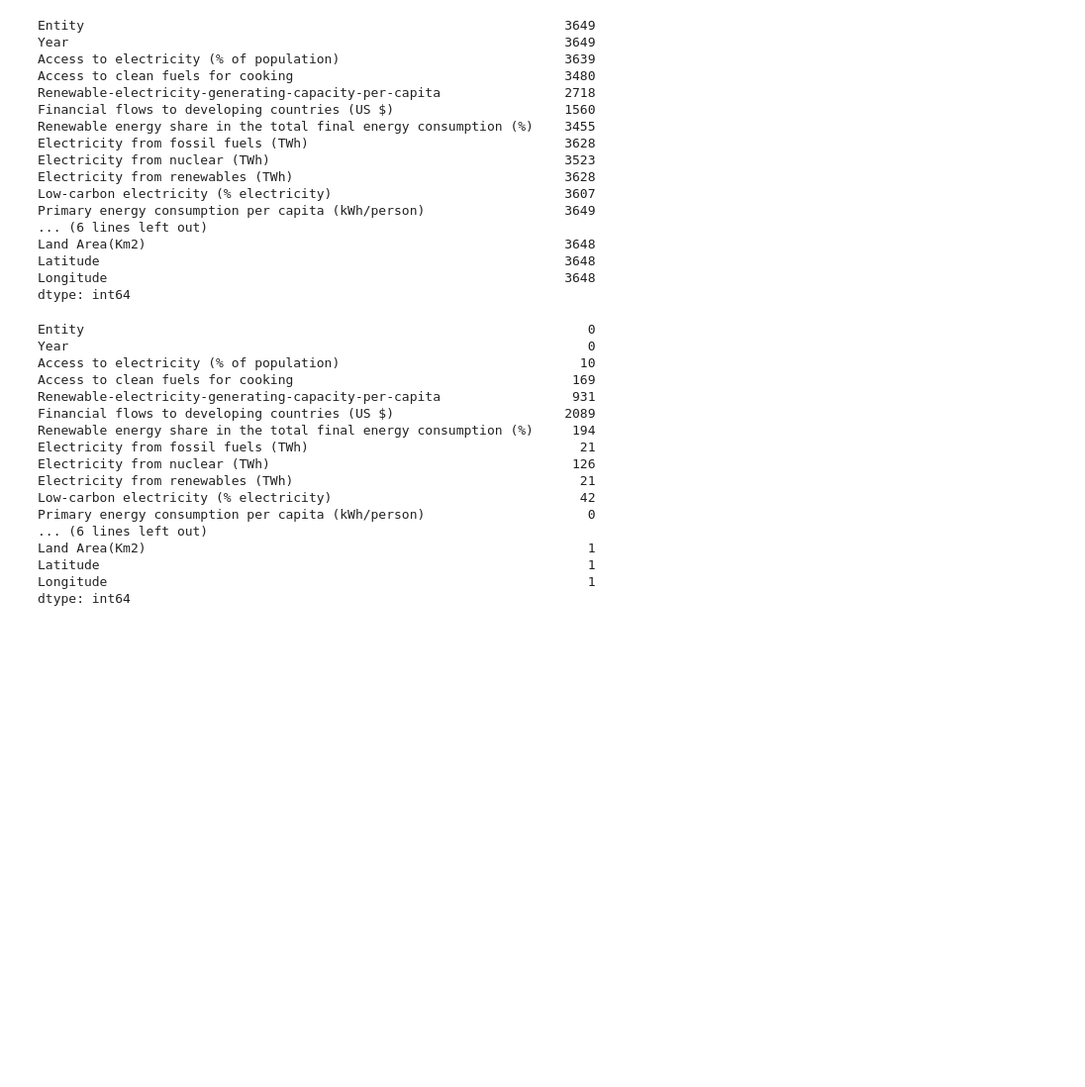
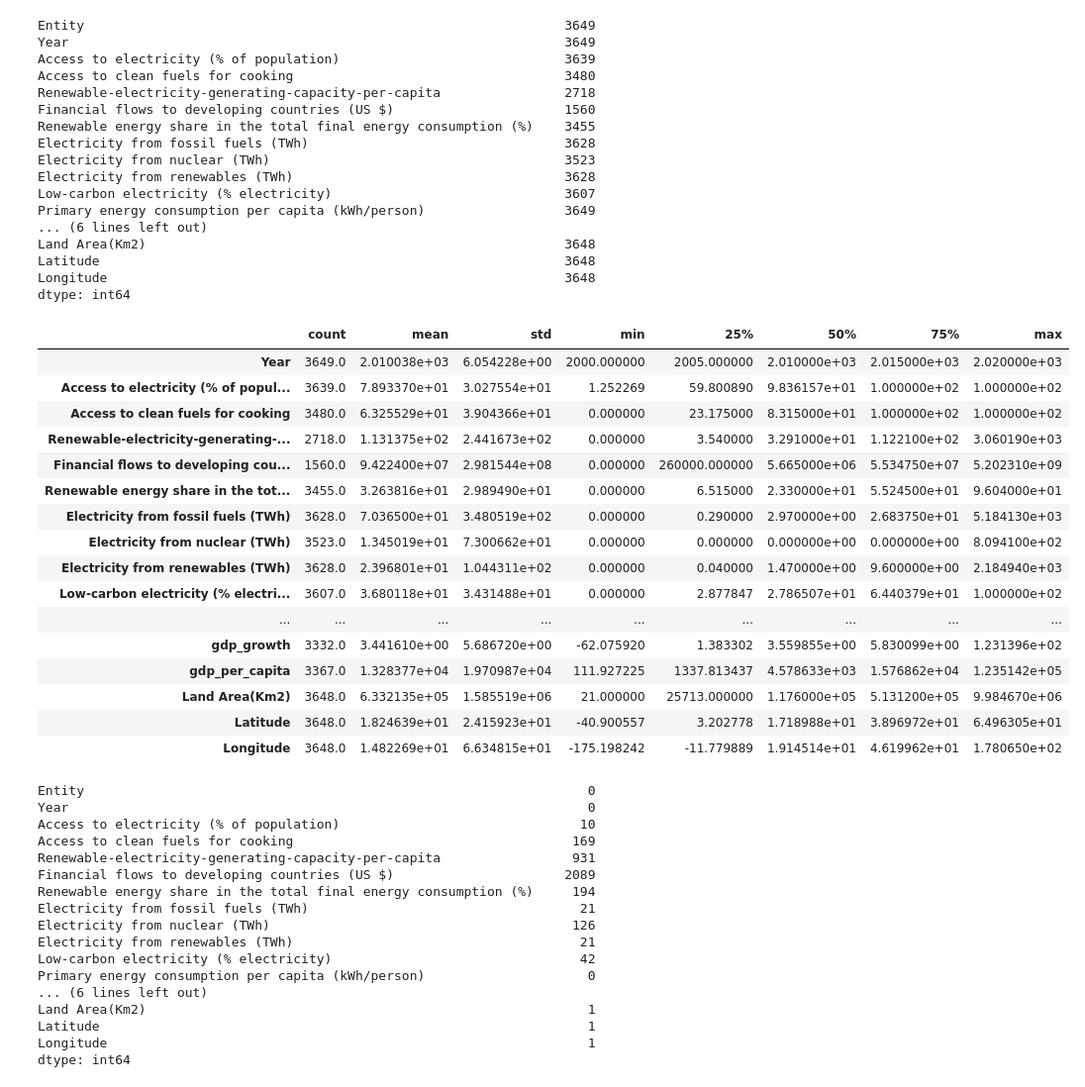
Before and after one commit to juanejd/prediction-model-renewable-energy, a Jupyter notebook: ADA_ML_LR.ipynb, the cells around one changed output. Shown: that part at 99% size. Saved outputs shown, nothing was run; the diff lists cells and outputs as text; code cells hidden in the pictures; blank space fills up the shorter version.

```diff
--- a/ADA_ML_LR.ipynb
+++ b/ADA_ML_LR.ipynb
@@ -44,4 +100,24 @@ Land Area(Km2)                                                      3648
 Latitude                                                            3648
 Longitude                                                           3648
 dtype: int64
+# %%
+df.describe().T
+# %% [output]
+|  | count | mean | std | min | 25% | 50% | 75% | max |
+| Year | 3649.0 | 2.010038e+03 | 6.054228e+00 | 2000.000000 | 2005.000000 | 2.010000e+03 | 2.015000e+03 | 2.020000e+03 |
+| Access to electricity (% of popul... | 3639.0 | 7.893370e+01 | 3.027554e+01 | 1.252269 | 59.800890 | 9.836157e+01 | 1.000000e+02 | 1.000000e+02 |
+| Access to clean fuels for cooking | 3480.0 | 6.325529e+01 | 3.904366e+01 | 0.000000 | 23.175000 | 8.315000e+01 | 1.000000e+02 | 1.000000e+02 |
+| Renewable-electricity-generating-... | 2718.0 | 1.131375e+02 | 2.441673e+02 | 0.000000 | 3.540000 | 3.291000e+01 | 1.122100e+02 | 3.060190e+03 |
+| Financial flows to developing cou... | 1560.0 | 9.422400e+07 | 2.981544e+08 | 0.000000 | 260000.000000 | 5.665000e+06 | 5.534750e+07 | 5.202310e+09 |
+| Renewable energy share in the tot... | 3455.0 | 3.263816e+01 | 2.989490e+01 | 0.000000 | 6.515000 | 2.330000e+01 | 5.524500e+01 | 9.604000e+01 |
+| Electricity from fossil fuels (TWh) | 3628.0 | 7.036500e+01 | 3.480519e+02 | 0.000000 | 0.290000 | 2.970000e+00 | 2.683750e+01 | 5.184130e+03 |
+| Electricity from nuclear (TWh) | 3523.0 | 1.345019e+01 | 7.300662e+01 | 0.000000 | 0.000000 | 0.000000e+00 | 0.000000e+00 | 8.094100e+02 |
+| Electricity from renewables (TWh) | 3628.0 | 2.396801e+01 | 1.044311e+02 | 0.000000 | 0.040000 | 1.470000e+00 | 9.600000e+00 | 2.184940e+03 |
+| Low-carbon electricity (% electri... | 3607.0 | 3.680118e+01 | 3.431488e+01 | 0.000000 | 2.877847 | 2.786507e+01 | 6.440379e+01 | 1.000000e+02 |
+| ... | ... | ... | ... | ... | ... | ... | ... | ... |
+| gdp_growth | 3332.0 | 3.441610e+00 | 5.686720e+00 | -62.075920 | 1.383302 | 3.559855e+00 | 5.830099e+00 | 1.231396e+02 |
+| gdp_per_capita | 3367.0 | 1.328377e+04 | 1.970987e+04 | 111.927225 | 1337.813437 | 4.578633e+03 | 1.576862e+04 | 1.235142e+05 |
+| Land Area(Km2) | 3648.0 | 6.332135e+05 | 1.585519e+06 | 21.000000 | 25713.000000 | 1.176000e+05 | 5.131200e+05 | 9.984670e+06 |
+| Latitude | 3648.0 | 1.824639e+01 | 2.415923e+01 | -40.900557 | 3.202778 | 1.718988e+01 | 3.896972e+01 | 6.496305e+01 |
+| Longitude | 3648.0 | 1.482269e+01 | 6.634815e+01 | -175.198242 | -11.779889 | 1.914514e+01 | 4.619962e+01 | 1.780650e+02 |
 # %%
```
Also changed, not shown: parts of 9 cells of this notebook, 1 other file.
